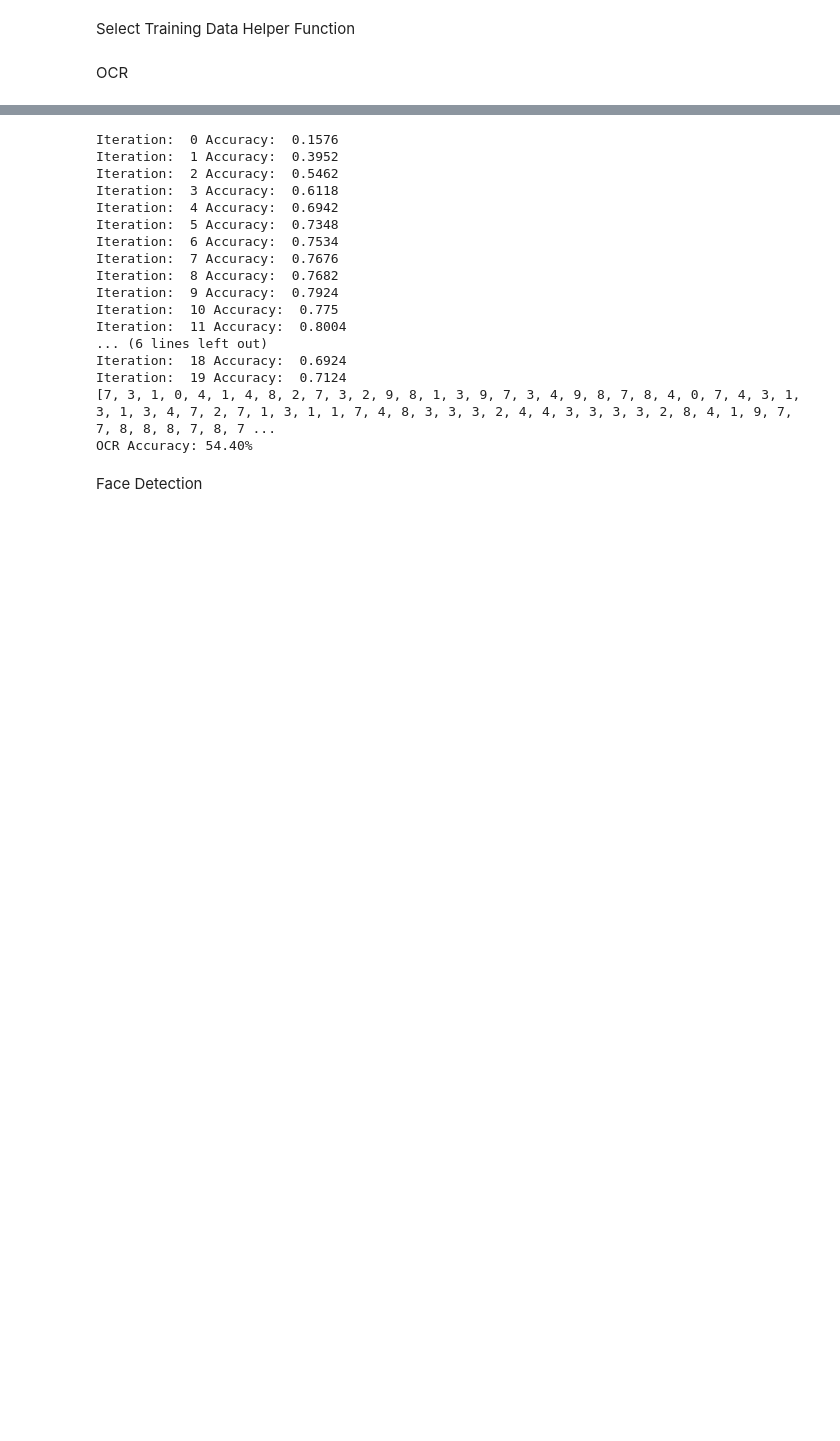
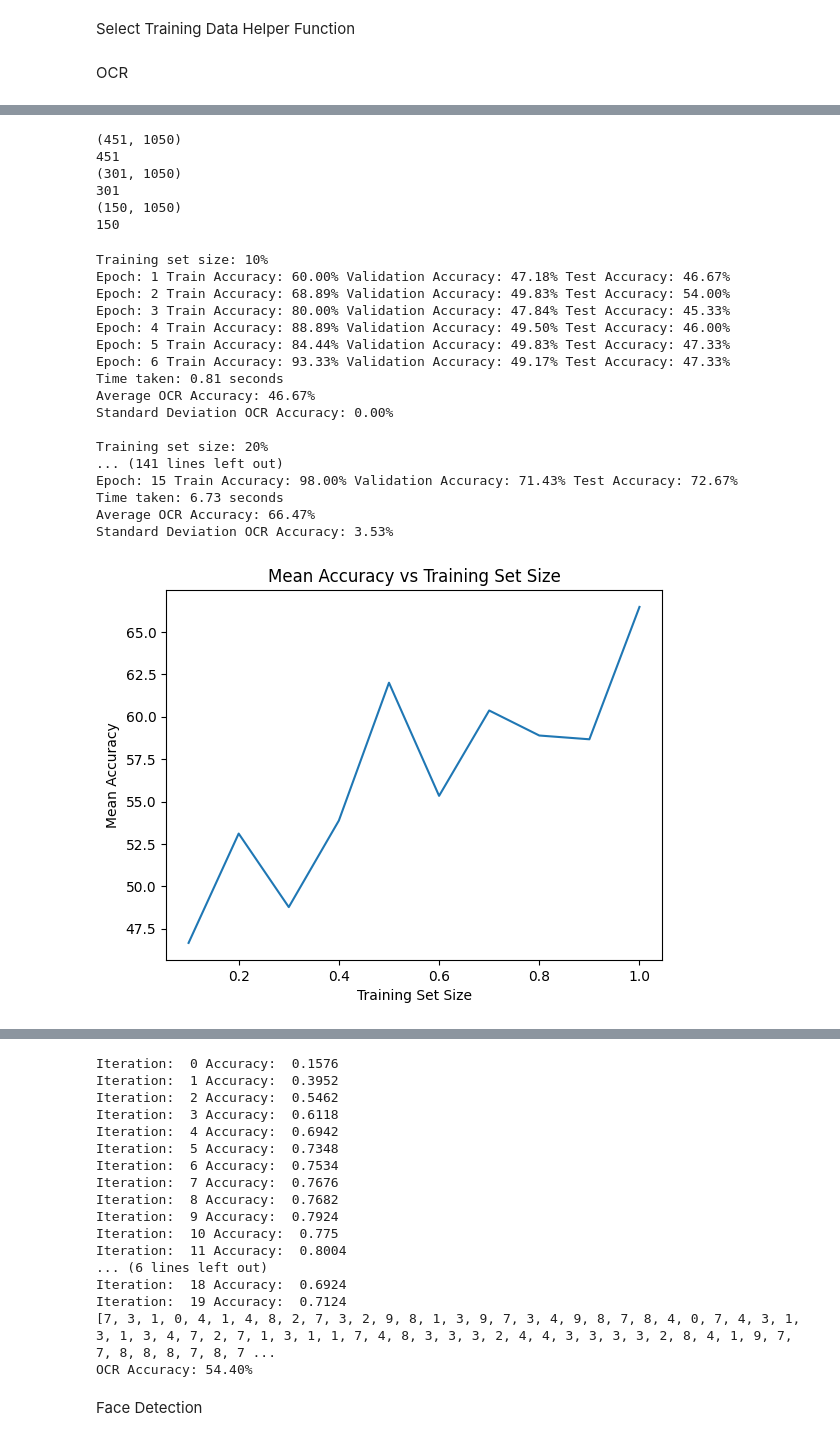
Before and after one commit to roshan3102/OCR-Face-Detection, a Jupyter notebook: TwoLayer.ipynb, the cells around one changed output, grey strips where cells are left out. Cells and saved outputs as stored; diff of their text form; code cells hidden in the pictures; blank space fills up the shorter version.

```diff
--- a/TwoLayer.ipynb
+++ b/TwoLayer.ipynb
@@ -258,0 +275,80 @@ Standard Deviation OCR Accuracy: 11.56%
+# %%
+FaceTrainImg = "facedata/facedatatrain"
+FaceTrainLabel = "facedata/facedatatrainlabels"
+
+FaceValidImg = "facedata/facedatavalidation"
+FaceValidLabel = "facedata/facedatavalidationlabels"
+
+FaceTestImg = "facedata/facedatatest"
+FaceTestLabel = "facedata/facedatatestlabels"
+"""
+X_train_Face, Y_train_Face = face_raw_data(FaceTrainImg, FaceTrainLabel)
+X_valid_Face, Y_valid_Face = face_raw_data(FaceValidImg, FaceValidLabel)
+X_test_Face, Y_test_Face = face_raw_data(FaceTestImg, FaceTestLabel)
+"""
+
+X_train_Face, Y_train_Face = face_feature_data(FaceTrainImg, FaceTrainLabel, 2, 2)
+X_valid_Face, Y_valid_Face = face_feature_data(FaceValidImg, FaceValidLabel, 2, 2)
+X_test_Face, Y_test_Face = face_feature_data(FaceTestImg, FaceTestLabel, 2, 2)
+
+print(X_train_Face.shape)
+print(len(Y_train_Face))
+print(X_valid_Face.shape)
+print(len(Y_valid_Face))
+print(X_test_Face.shape)
+print(len(Y_test_Face))
+# %% [output]
+(451, 1050)
+451
+(301, 1050)
+301
+(150, 1050)
+150
+# %%
+timesFaceArr = []
+meanAccFaceArr = []
+stdAccFaceArr = []
+
+for n in training_sets:
+    print(f'Training set size: {n*100:.0f}%')
+    meanAccFace, stdAccFace, timeFace, model = OneNNSet(X_train_Face, Y_train_Face,X_valid_Face,Y_valid_Face, X_test_Face, Y_test_Face, 0.1, 256, 2, 50, n, 5)
+    timesFaceArr.append(timeFace)
+    meanAccFaceArr.append(meanAccFace)
+    stdAccFaceArr.append(stdAccFace)
+    print("")
+plt.plot(training_sets, meanAccFaceArr)
+plt.xlabel('Training Set Size')
+plt.ylabel('Mean Accuracy')
+plt.title('Mean Accuracy vs Training Set Size')
+plt.show()
+
+plt.plot(training_sets, stdAccFaceArr)
+plt.xlabel('Training Set Size')
+plt.ylabel('Standard Deviation')
+plt.title('Standard Deviation vs Training Set Size')
+plt.show()
+
+plt.plot(training_sets, timesFaceArr)
+plt.xlabel('Training Set Size')
+plt.ylabel('Time')
+plt.title('Time vs Training Set Size')
+plt.show()
+# %% [output]
+Training set size: 10%
+Epoch: 1 Train Accuracy: 60.00% Validation Accuracy: 47.18% Test Accuracy: 46.67%
+Epoch: 2 Train Accuracy: 68.89% Validation Accuracy: 49.83% Test Accuracy: 54.00%
+Epoch: 3 Train Accuracy: 80.00% Validation Accuracy: 47.84% Test Accuracy: 45.33%
+Epoch: 4 Train Accuracy: 88.89% Validation Accuracy: 49.50% Test Accuracy: 46.00%
+Epoch: 5 Train Accuracy: 84.44% Validation Accuracy: 49.83% Test Accuracy: 47.33%
+Epoch: 6 Train Accuracy: 93.33% Validation Accuracy: 49.17% Test Accuracy: 47.33%
+Time taken: 0.81 seconds
+Average OCR Accuracy: 46.67%
+Standard Deviation OCR Accuracy: 0.00%
+
+Training set size: 20%
+... (141 lines left out)
+Epoch: 15 Train Accuracy: 98.00% Validation Accuracy: 71.43% Test Accuracy: 72.67%
+Time taken: 6.73 seconds
+Average OCR Accuracy: 66.47%
+Standard Deviation OCR Accuracy: 3.53%
+[figure, added]
```
Also changed, not shown: parts of 6 cells of this notebook, 2 other files.
